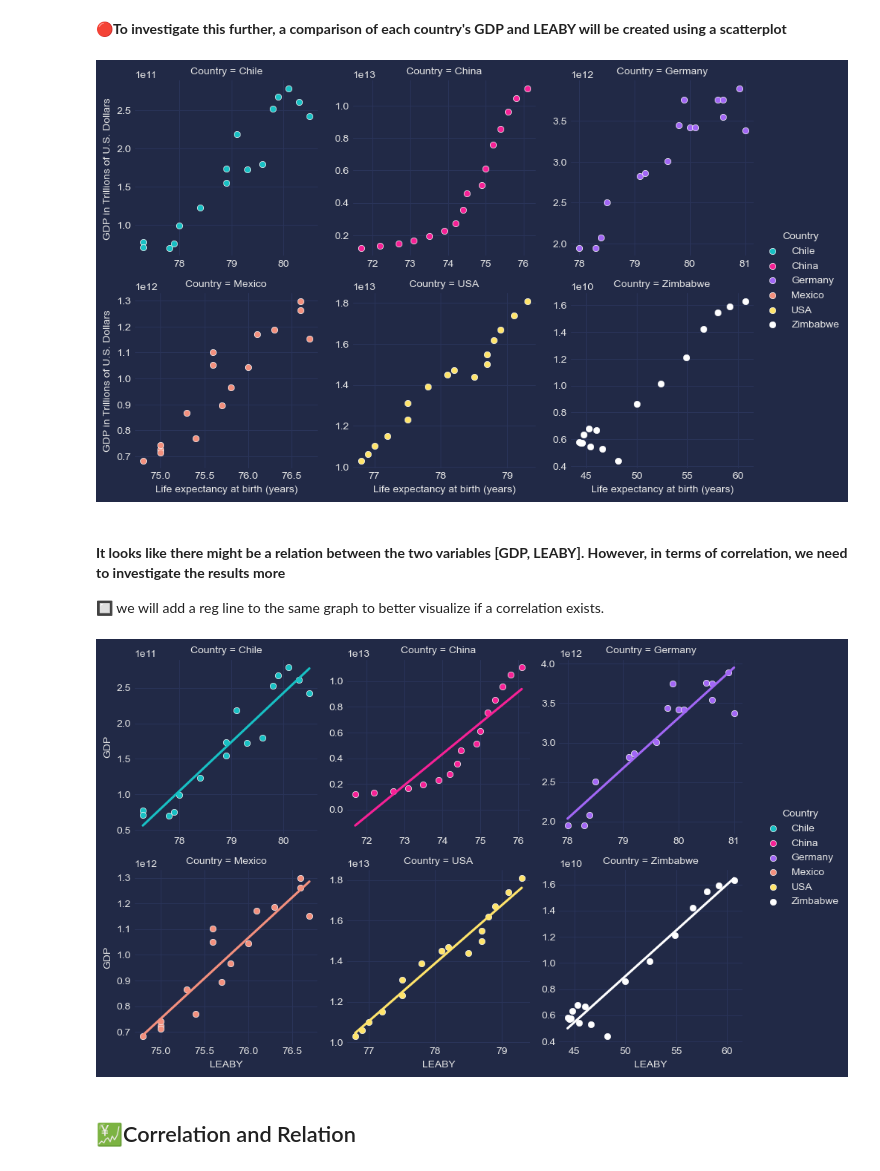
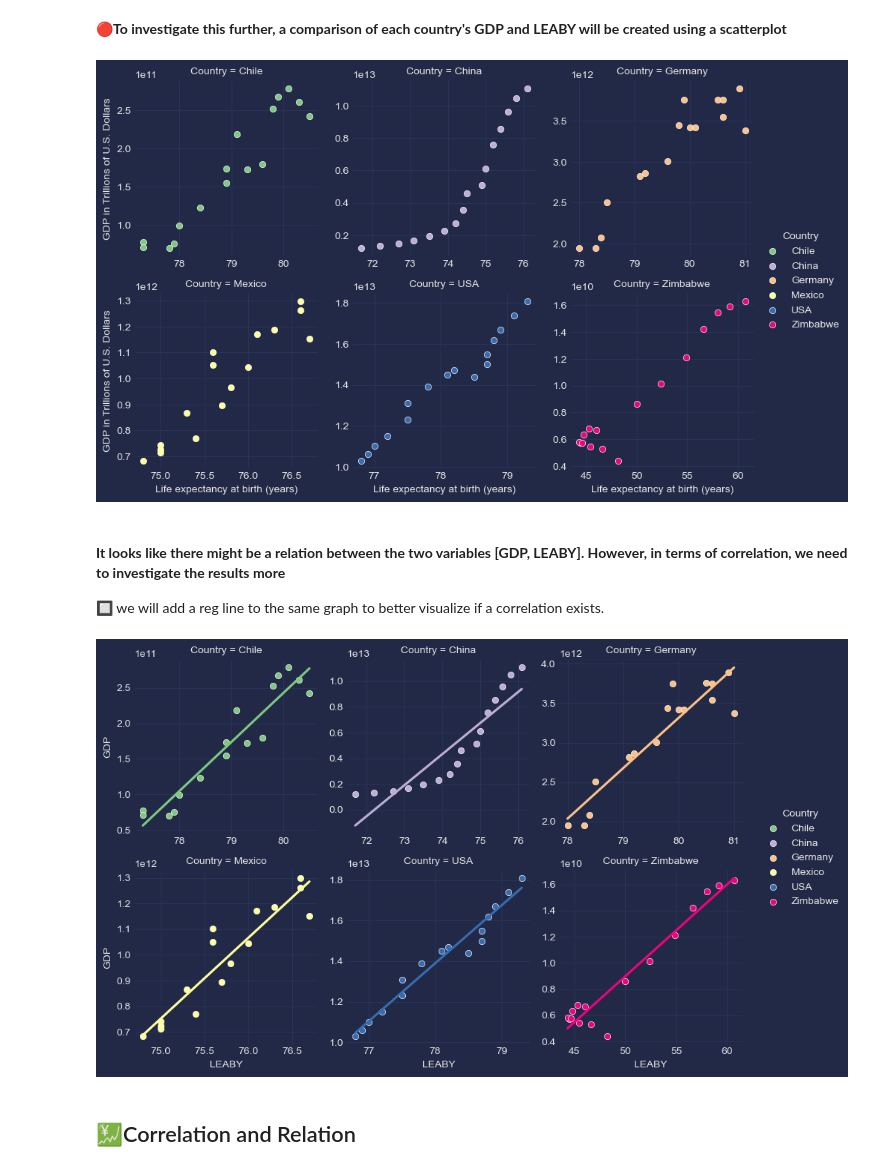
Before and after one commit to hsalnasi/Life-Expectancy-and-GDP-Analysis, a Jupyter notebook: life_expectancy_gdp.ipynb, the cells around one changed output. Drawn from its saved outputs; the diff is of its cells as text; code cells hidden in the pictures.

```diff
--- a/life_expectancy_gdp.ipynb
+++ b/life_expectancy_gdp.ipynb
@@ -314,26 +314,26 @@ It was noted that on average, the USA had the highest GDP along with having the
 # %%
 plt.style.use('code/dark.mplstyle')
 graph = sns.FacetGrid(df, col="Country", col_wrap=3,
-                      hue = "Country", sharey = False, sharex = False)
+                      hue = "Country", sharey = False, sharex = False, palette='Accent')
 graph = (graph.map(sns.scatterplot,"LEABY", "GDP")
          .add_legend()
          .set_axis_labels("Life expectancy at birth (years)", "GDP in Trillions of U.S. Dollars"));
 # %% [output]
-[figure, old version]
+[figure, new version]
 # %% [markdown]
 #### **It looks like there might be a relation between the two variables [GDP, LEABY]. However, in terms of correlation, we need to investigate the results more**
 🔲 we will add a reg line to the same graph to better visualize if a correlation exists.
 # %%
 graph = sns.FacetGrid(df, col="Country", col_wrap=3,
-                      hue = "Country", sharey = False, sharex = False)
+                      hue = "Country", sharey = False, sharex = False, palette='Accent')
 graph = (graph.map(sns.scatterplot,"LEABY", "GDP")
          .add_legend()
          .set_axis_labels("Life expectancy at birth (years)", "GDP in Trillions of U.S. Dollars"));
 
 graph.map(sns.regplot, "LEABY", "GDP", scatter=False, ci=None)
 plt.show()
 # %% [output]
-[figure, old version]
+[figure, new version]
 # %% [markdown]
 ## 💹Correlation and Relation
 # %% [markdown]
```
Also changed, not shown: 1 other file.
